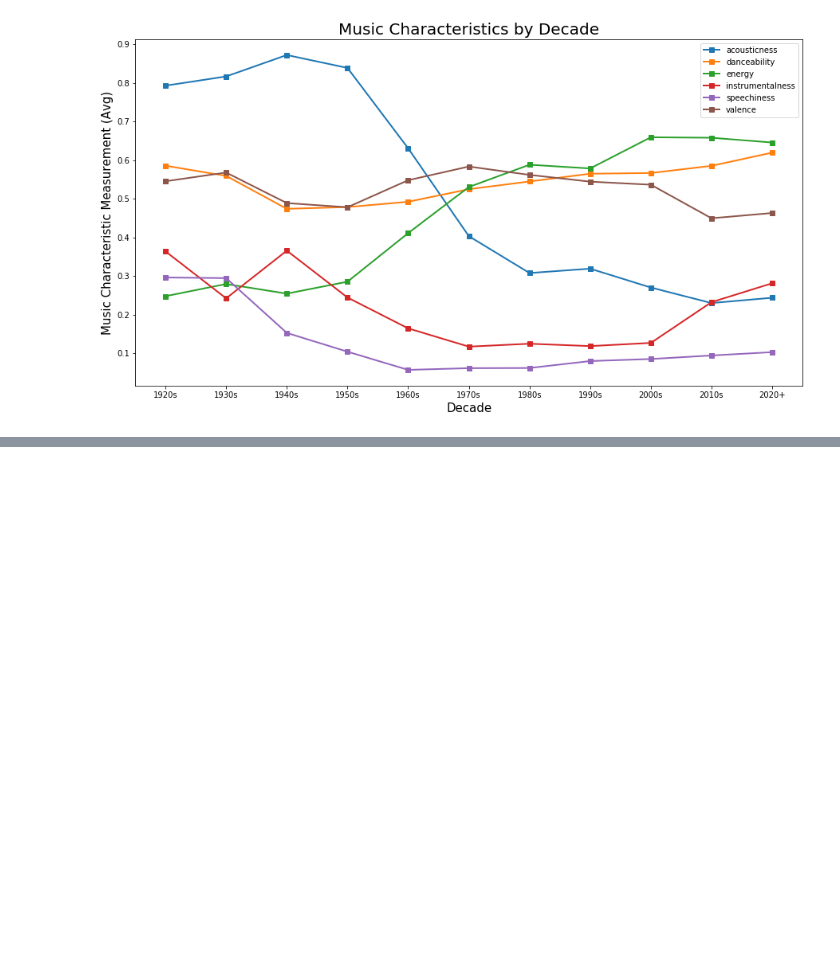
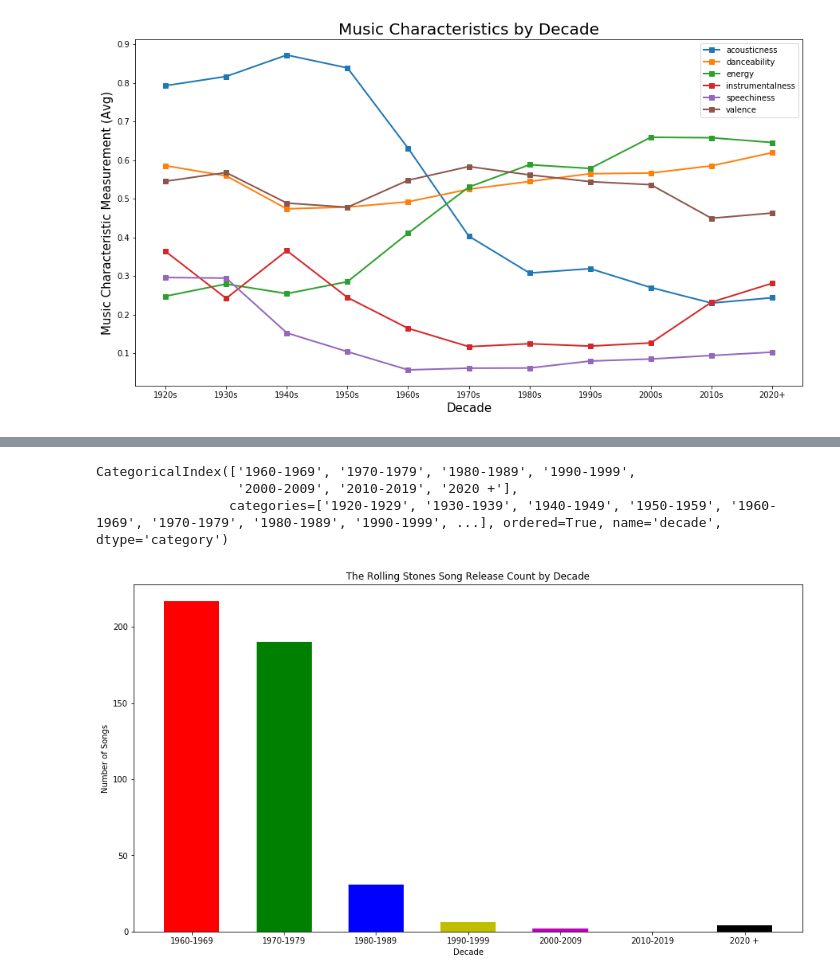
Before and after one commit to divya-gh/Spotify_Music_Analysis, a Jupyter notebook: spotify_analysis.ipynb, the cells around one changed output, grey strips where cells are left out. Cells and saved outputs as stored; diff of their text form; code cells hidden in the pictures; blank space fills up the shorter version.

```diff
--- a/spotify_analysis.ipynb
+++ b/spotify_analysis.ipynb
@@ -31,7 +33,7 @@ bin_group = ['1920-1929','1930-1939','1940-1949','1950-1959','1960-1969','1970-1
 
 spotify_copy = spotify_df
 spotify_copy['decade'] = pd.cut(spotify_copy['year'],bins,labels=bin_group,include_lowest=True)
-spotify_copy = spotify_copy[['decade', 'artists', 'release_date', 'acousticness', 'danceability',
+spotify_copy = spotify_copy[['decade', 'artists', 'acousticness', 'danceability',
        'energy', 'instrumentalness', 'loudness', 'popularity', 'speechiness',
        'valence']]
 song_count = spotify_copy.groupby('decade')['artists'].count()
@@ -100,0 +105,4 @@ plt.show()
+# %%
+# Create data frame sorted by the artist, The Rolling Stones
+spotify_stones = spotify_copy[spotify_copy['artists']=='The Rolling Stones']
+spotify_stones.head()
@@ -100,0 +116,20 @@ plt.show()
+# %%
+stones_count = spotify_stones.groupby('decade')['artists'].count()
+stones_values = stones_count.values[4:]
+stones_index = stones_count.index[4:]
+stones_index
+# %% [output]
+CategoricalIndex(['1960-1969', '1970-1979', '1980-1989', '1990-1999',
+                  '2000-2009', '2010-2019', '2020 +'],
+                 categories=['1920-1929', '1930-1939', '1940-1949', '1950-1959', '1960-1969', '1970-1979', '1980-1989', '1990-1999', ...], ordered=True, name='decade', dtype='category')
+# %%
+x_axis = stones_index
+y_axis = stones_values
+plt.figure(figsize=(15,8))
+plt.bar(x_axis, y_axis,width=.6,color='rgbymck')
+plt.title('The Rolling Stones Song Release Count by Decade')
+plt.ylabel('Number of Songs')
+plt.xlabel('Decade')
+plt.show()
+# %% [output]
+[figure, added]
```
Also changed, not shown: parts of 6 cells of this notebook, 1 other file.
